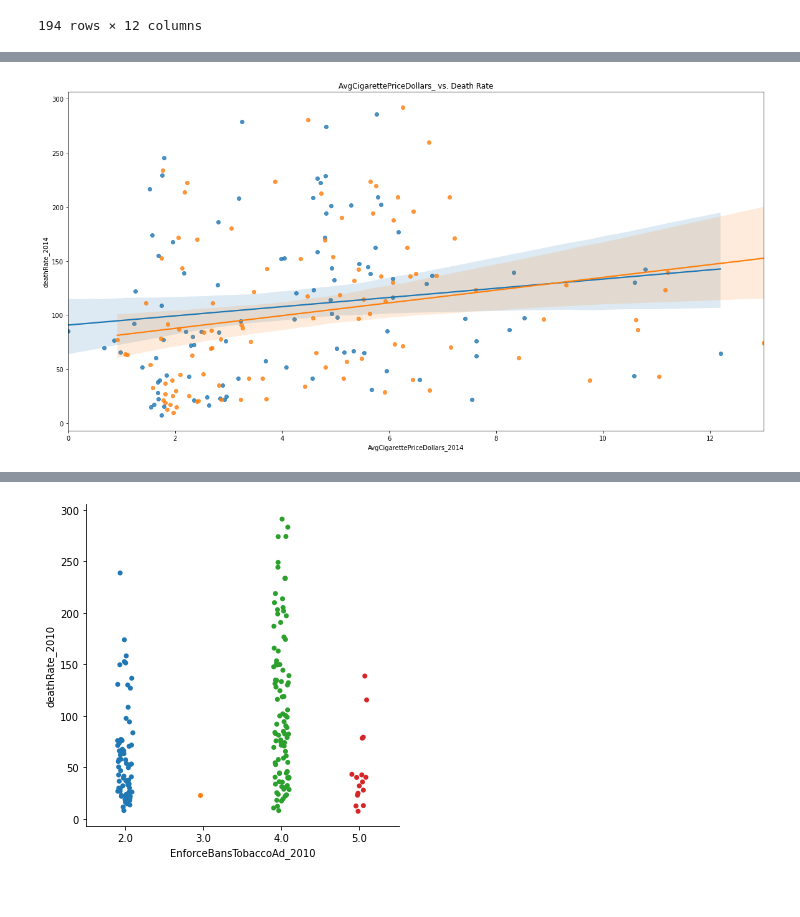
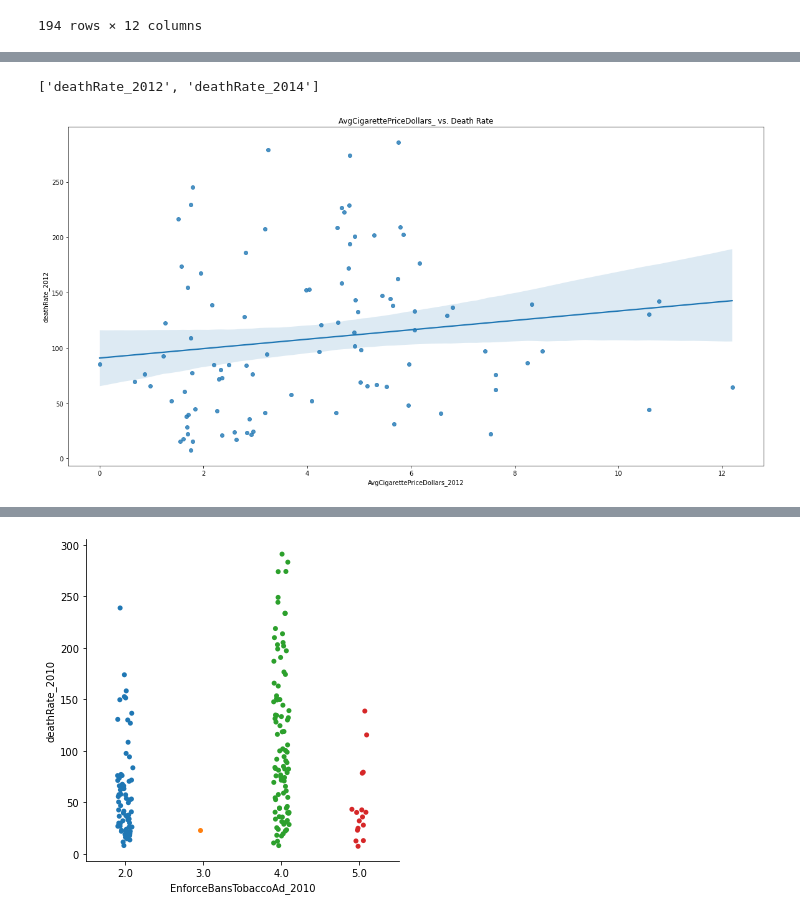
Before and after one commit to Jonathan-Z/GatechCorrelation1TobaccoDatathon, a Jupyter notebook: Graphs.ipynb, the cells around one changed output, grey strips where cells are left out. Drawn from its saved outputs; the diff is of its cells as text; code cells hidden in the pictures.

```diff
--- a/Graphs.ipynb
+++ b/Graphs.ipynb
@@ -740 +754,5 @@ combined_stop_smoking
+# %%
+["deathRate_" + str(x) for x in (2012,2014)]
+# %% [output]
+['deathRate_2012', 'deathRate_2014']
 # %%
@@ -744,12 +762,12 @@ avgprice = stop_smoking[["AvgCigarettePriceDollars_" + str(x) for x in (2012,201
 # %%
 fig, ax = plt.subplots(figsize=(20,10))
-for year in (2012,2014):
+for year in (2012,):
     sns.regplot(data = combined_stop_smoking,
                    x="AvgCigarettePriceDollars_" + str(year),
                    y="deathRate_" + str(year),
                     label =year)
 plt.title("AvgCigarettePriceDollars_ vs. Death Rate");
 # %% [output]
-[figure, old version]
+[figure, new version]
 # %%
 avgtax = stop_smoking[["AvgTaxesAsPctCigarettePrice_" + str(x) for x in (2012,2014)]]
```
Also changed, not shown: parts of 16 cells of this notebook, 39 other files.
